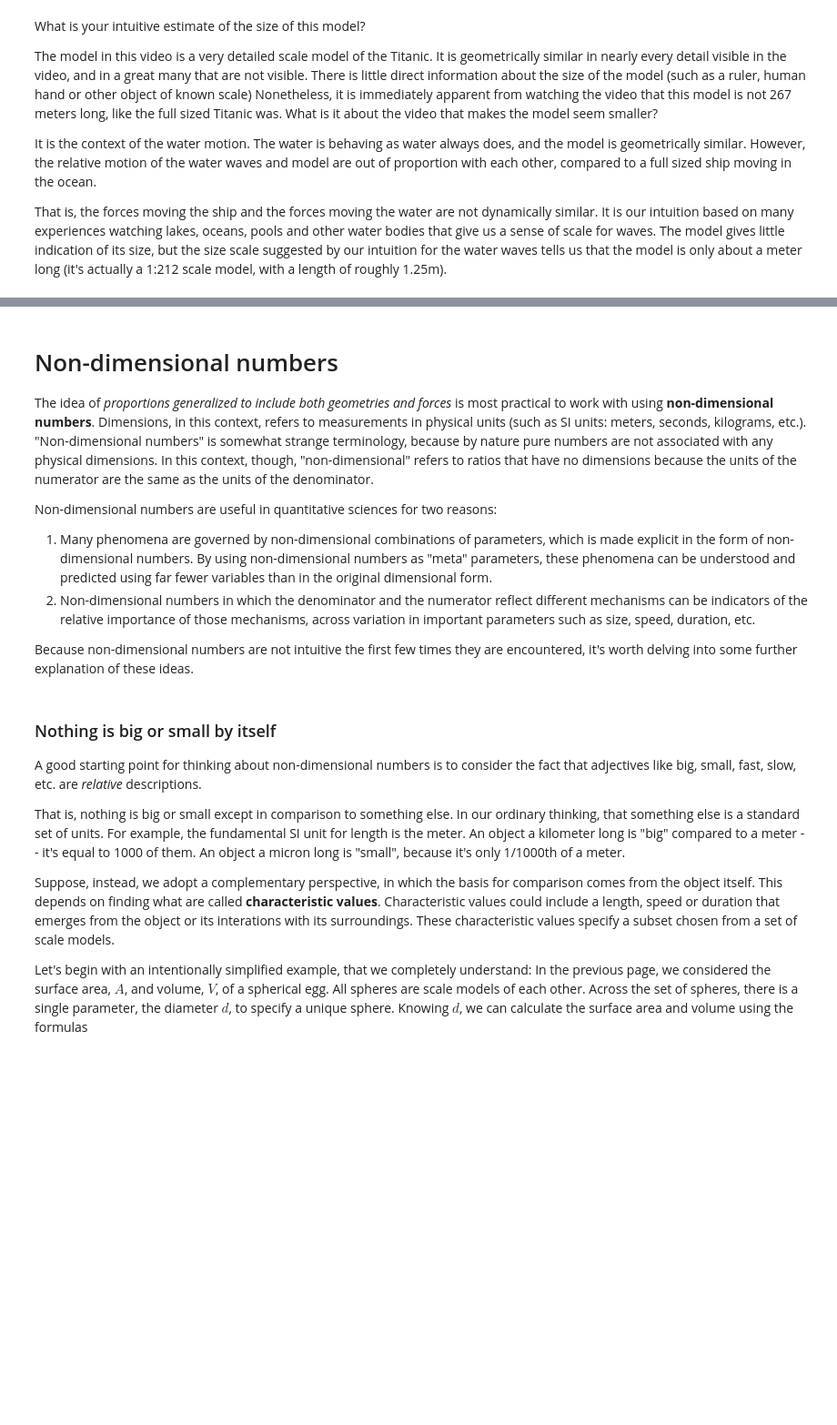
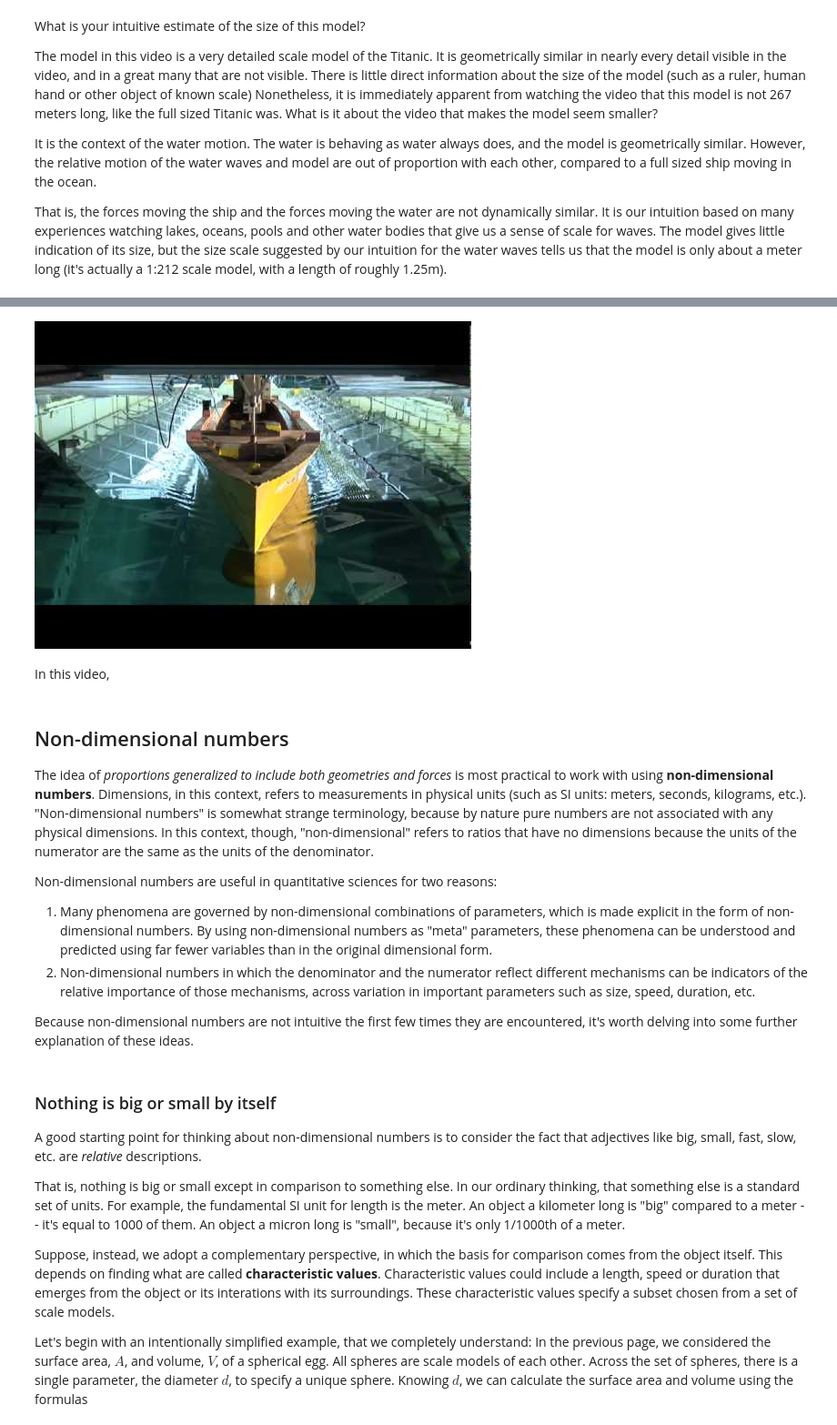
Before and after one commit to seastate/qlb-notebooks, a Jupyter notebook: scale-models.ipynb, the cells around one changed output, grey strips where cells are left out. Shown at 91% size. Saved outputs shown, nothing was run; the diff lists cells and outputs as text; code cells hidden in the pictures; blank space fills up the shorter version.

Commit message:
tow tank added to scale-models.ipynb

```diff
--- a/scale-models.ipynb
+++ b/scale-models.ipynb
@@ -64,5 +72,12 @@ The model gives little indication of its size, but the size scale suggested by o
+# %%
+# This displays a video posted of the [QinetiQ Ship Tank](https://www.qinetiq.com)
+display_yotube_video("https://www.youtube.com/watch?v=OD4ApYYtRaQ", width=800, height=600)
+# %% [output]
+[figure, added]
+# %% [markdown]
+In this video,
 # %% [markdown]
-# Non-dimensional numbers
+## Non-dimensional numbers
 
 The idea of *proportions generalized to include both geometries and forces* is most practical to work with using **non-dimensional numbers**.
 Dimensions, in this context, refers to measurements in physical units (such as SI units: meters, seconds, kilograms, etc.).
```
Also changed, not shown: parts of 2 cells of this notebook, 1 other file.
